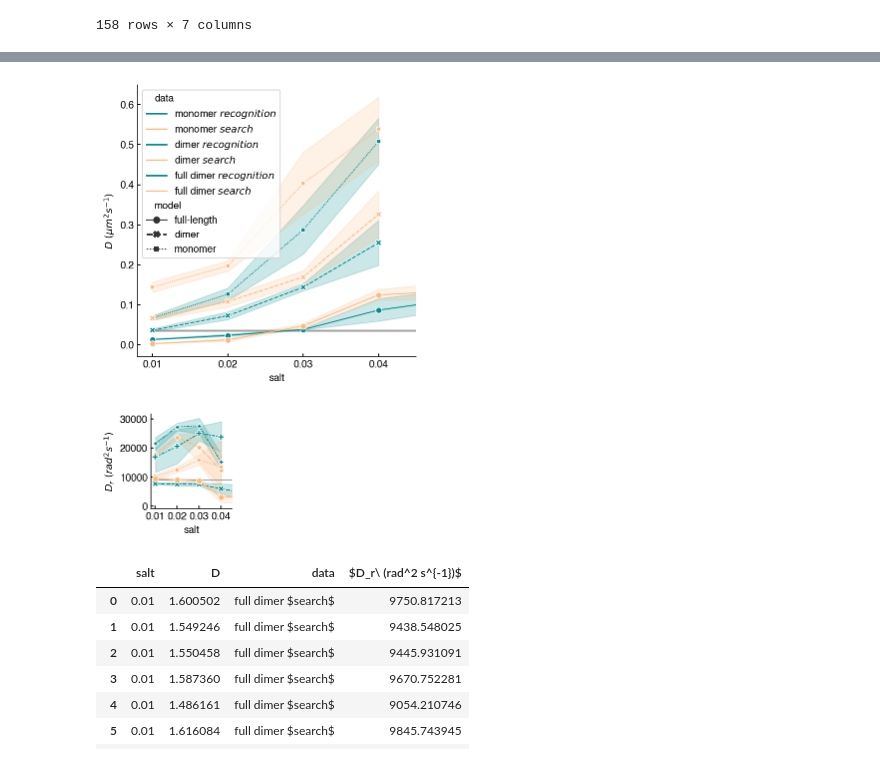
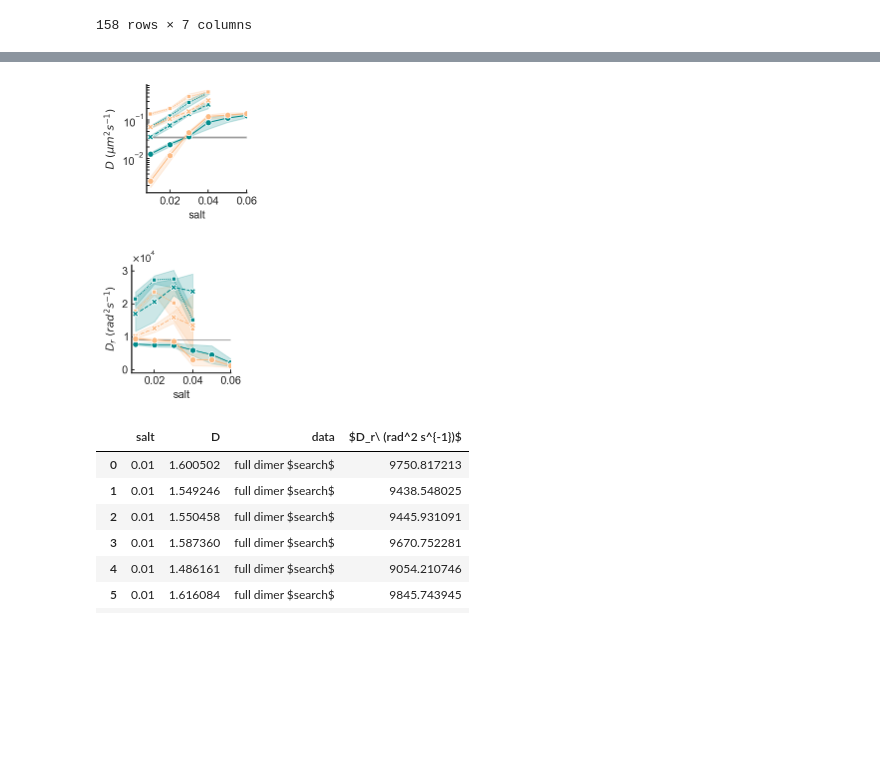
Before and after one commit to mallu2/CG_analysis, a Jupyter notebook: msd_diffusion_coefficient.ipynb, the cells around one changed output, grey strips where cells are left out. Saved outputs shown, nothing was run; the diff lists cells and outputs as text; code cells hidden in the pictures; blank space fills up the shorter version.

```diff
--- a/msd_diffusion_coefficient.ipynb
+++ b/msd_diffusion_coefficient.ipynb
@@ -26,6 +26,9 @@ rc('font', family='helvetica')
 import seaborn as sns
 import time
 import itertools
+sns.set_context("paper")
+sns.set(font_scale=0.9)
+sns.set_style("white")
 # %%
 "Some colorbrewer colors you can use."
 p1 = np.array([224/256, 236/256, 244/256, 1])
@@ -680,40 +687,44 @@ plt.savefig('/Users/mallu899/Mirror/projects/lacI_CG_master/LacI_CG_Draft/Figure
 # %%
 custom_palette = sns.color_palette(["lightblue","lightpink","dodgerblue","red","cyan","darkorange"])
-
-fig=plt.subplots(figsize = (5,5.0))
-b=sns.lineplot(x='salt',y='$D\ (\mu m^2 s^{-1})$',data=DF_exp,alpha=0.7,color='grey',markers=True,ci='sd')
-sns.lineplot(data=all_pitches,x='salt',y='$D\ (\mu m^2 s^{-1})$',hue='data'\
+fig=plt.subplots(figsize = (2.5,2.2))
+#fig=plt.subplots(figsize = (5,5.0))
+b=sns.lineplot(x='salt',y='$D\ (\mu m^2 s^{-1})$',data=DF_exp,alpha=0.7,color='grey',markers=True,ci='sd',linewidth=1)
+g=sns.lineplot(data=all_pitches,x='salt',y='$D\ (\mu m^2 s^{-1})$',hue='data'\
               ,linewidth=1,palette=['darkcyan',o2,'darkcyan',o2,'darkcyan',o2],style="model",markers=True,ci='sd',err_style='band',\
              hue_order=['monomer $recognition$','monomer $search$',\
                         'dimer $recognition$','dimer $search$',\
                         'full dimer $recognition$','full dimer $search$'])
-#plt.legend([],[], frameon=False)
+plt.legend([],[], frameon=False)
 plt.tick_params(
     axis='both',          # changes apply to the x-axis
     which='both',      # both major and minor ticks are affected
     bottom=True,      # ticks along the bottom edge are off
     top=False,         # ticks along the top edge are off
     labelbottom=True,
     labeltop = False,
     right=False, left=True, labelleft=True,labelsize='medium',
     width = 1,
     length = 3, color='k',direction ='in')
 #plt.title('full dimer')
-#plt.tight_layout()
+
 sns.despine()
+g.set(yscale='log')
 #plt.ylim(-5,120)
+#plt.xlim(0.008,0.045)
+#plt.xticks((0.01,0.02,0.03,0.04),(0.01,0.02,0.03,0.04))
 plt.xlim(0.008,0.045)
-plt.xticks((0.01,0.02,0.03,0.04),(0.01,0.02,0.03,0.04))
-plt.savefig('/Users/mallu899/Mirror/projects/lacI_CG_master/LacI_CG_Draft/Figures/version10/Figure4/D_translation_all_legend',dpi=300,transparent=True)
+plt.xticks((0.02,0.04,0.06),(0.02,0.04,0.06))
+plt.tight_layout()
+plt.savefig('/Users/mallu899/Mirror/projects/lacI_CG_master/LacI_CG_Draft/Figures/version10/Figure4/D_translation_all_legend',dpi=400,transparent=True)
 # %% [output]
-[figure, old version]
+[figure, new version]
 # %%
 custom_palette = sns.color_palette(["lightblue","lightpink","dodgerblue","red","cyan","darkorange"])
 
-fig=plt.subplots(figsize = (2.2,2.))
-b=sns.lineplot(x='salt',y='$D_r\ (rad^2 s^{-1})$',data=DF_exp,alpha=0.7,color='grey',markers=True,ci='sd')
-sns.lineplot(data=all_pitches,x='salt',y='$D_r\ (rad^2 s^{-1})$',hue='data'\
-              ,linewidth=1,palette=['darkcyan',o2,'darkcyan',o2,'darkcyan',o2],style="data",markers=True,ci='sd',err_style='band',\
+fig=plt.subplots(figsize = (2.5,2.2))
+b=sns.lineplot(x='salt',y='$D_r\ (rad^2 s^{-1})$',data=DF_exp,alpha=0.7,color='grey',markers=True,ci='sd',linewidth=1)
+g=sns.lineplot(data=all_pitches,x='salt',y='$D_r\ (rad^2 s^{-1})$',hue='data'\
+              ,linewidth=1,palette=['darkcyan',o2,'darkcyan',o2,'darkcyan',o2],style="model",markers=True,ci='sd',err_style='band',\
              hue_order=['monomer $recognition$','monomer $search$',\
                         'dimer $recognition$','dimer $search$',\
                         'full dimer $recognition$','full dimer $search$'])
@@ -730,13 +741,22 @@ plt.tick_params(
     length = 3, color='k',direction ='in')
 #plt.title('full dimer')
 plt.tight_layout()
+from matplotlib import ticker
+formatter = ticker.ScalarFormatter(useMathText=True)
+formatter.set_scientific(True)
+formatter.set_powerlimits((-1,1))
+g.yaxis.set_major_formatter(formatter)
+
 sns.despine()
 #plt.ylim(-5,120)
+#plt.xlim(0.008,0.045)
+#plt.xticks((0.01,0.02,0.03,0.04),(0.01,0.02,0.03,0.04))
 plt.xlim(0.008,0.045)
-plt.xticks((0.01,0.02,0.03,0.04),(0.01,0.02,0.03,0.04))
-plt.savefig('/Users/mallu899/Mirror/projects/lacI_CG_master/LacI_CG_Draft/Figures/version10/Figure4/D_rotation_all',dpi=300,transparent=True)
+plt.xticks((0.02,0.04,0.06),(0.02,0.04,0.06))
+
+plt.savefig('/Users/mallu899/Mirror/projects/lacI_CG_master/LacI_CG_Draft/Figures/version10/Figure4/D_rotation_all',dpi=400,transparent=True)
 # %% [output]
-[figure, old version]
+[figure, new version]
 # %%
 def write_dataframe_to_excel_sheet(dataframe,name):
     """Write a pandas dataframe to a excel sheet.
```
Also changed, not shown: parts of 7 cells of this notebook.
